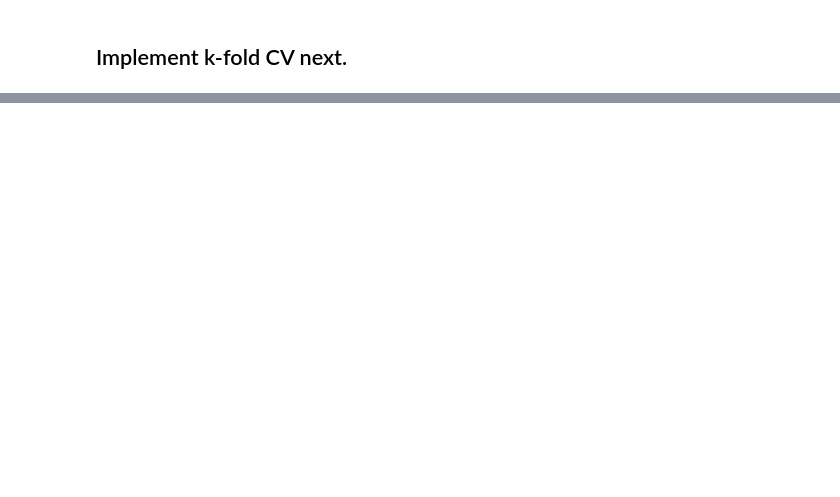
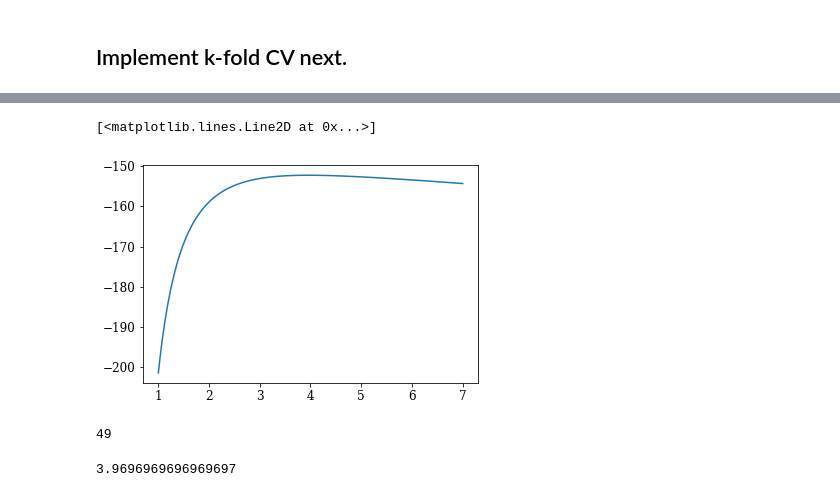
Before and after one commit to jbrinchmann/MLD2023, a Jupyter notebook: Lectures/Lecture 3/Notebooks/Bandwidth selection for MLD2023.ipynb, the cells around one changed output, grey strips where cells are left out. Drawn from its saved outputs; the diff is of its cells as text; code cells hidden in the pictures; blank space fills up the shorter version.

```diff
--- a/Lectures/Lecture 3/Notebooks/Bandwidth selection for MLD2023.ipynb
+++ b/Lectures/Lecture 3/Notebooks/Bandwidth selection for MLD2023.ipynb
@@ -69,2 +78,15 @@ def score_many_bandwidths(t, kernel='gaussian', bws=None):
 # %% [markdown]
 ## Implement k-fold CV next.
+# %%
+# I will do N-fold CV here. This divides X into N_folds
+n_splits = 10
+kf = KFold(n_splits=n_splits)
+lnP = 0.0
+# %%
+for train, test in kf.split(X):
+    x_train = X[train, :]
+    x_test = X[test, :]
+
+    kde = KernelDensity(kernel='gaussian', bandwidth=2).fit(x_train)
+    log_prob = kde.score(x_test)
+    lnP += log_prob
@@ -70,0 +97,36 @@ def score_many_bandwidths(t, kernel='gaussian', bws=None):
+# %%
+def many_kfolds(t, bws=None):
+    if bws is None:
+        bws = np.linspace(1, 7.0, 100)
+
+    scores = np.zeros_like(bws)
+    lnPs = np.zeros_like(bws)
+    for i, bw in enumerate(bws):
+
+        lnP = 0.0
+        for train, test in kf.split(X):
+            x_train = X[train, :]
+            x_test = X[test, :]
+
+            kde = KernelDensity(kernel='gaussian', bandwidth=bw).fit(x_train)
+            log_prob = kde.score(x_test)
+            lnP += log_prob
+
+        lnPs[i] = lnP
+
+    return bws, lnPs
+# %%
+bws, lnPs = many_kfolds(t_bh)
+# %%
+plt.plot(bws, lnPs)
+# %% [output]
+[<matplotlib.lines.Line2D at 0x...>]
+[figure, added]
+# %%
+np.argmax(lnPs)
+# %% [output]
+49
+# %%
+bws[49]
+# %% [output]
+3.9696969696969697
```
Also changed, not shown: parts of 6 cells of this notebook.
